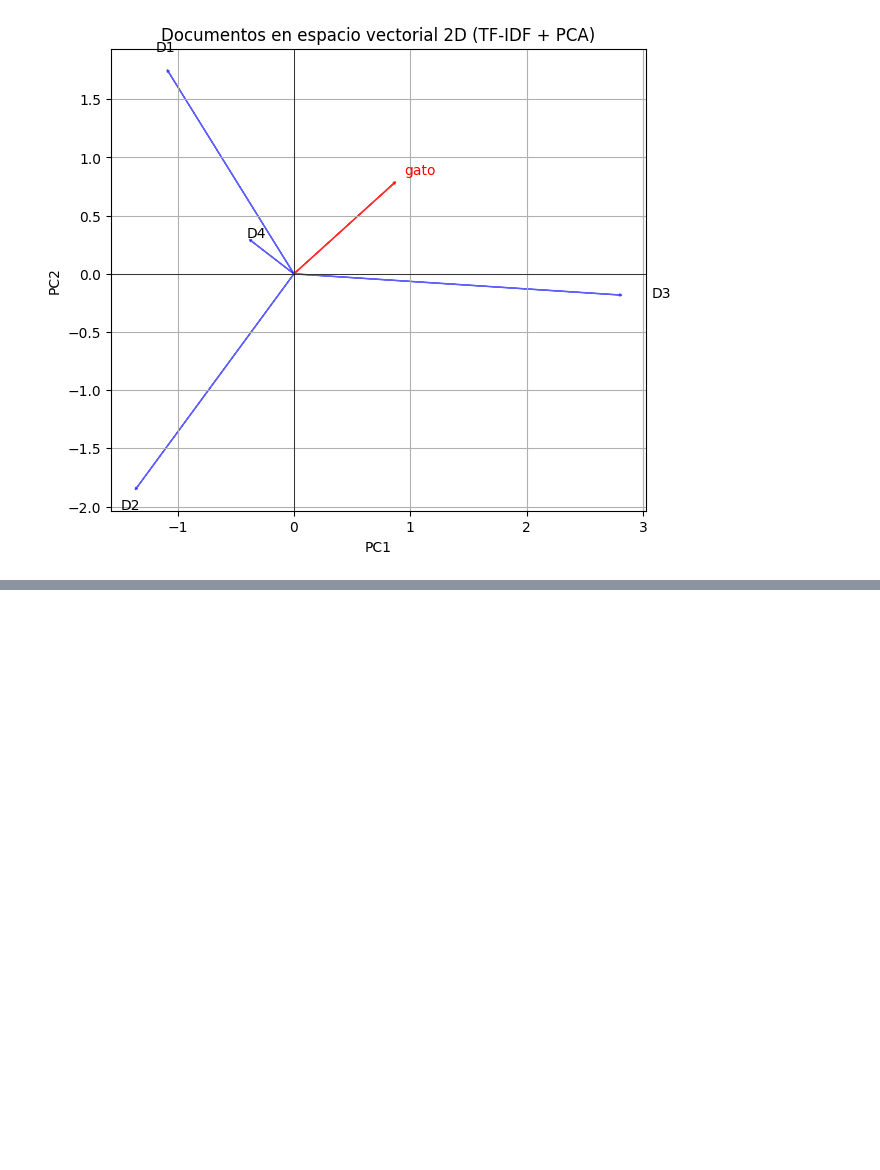
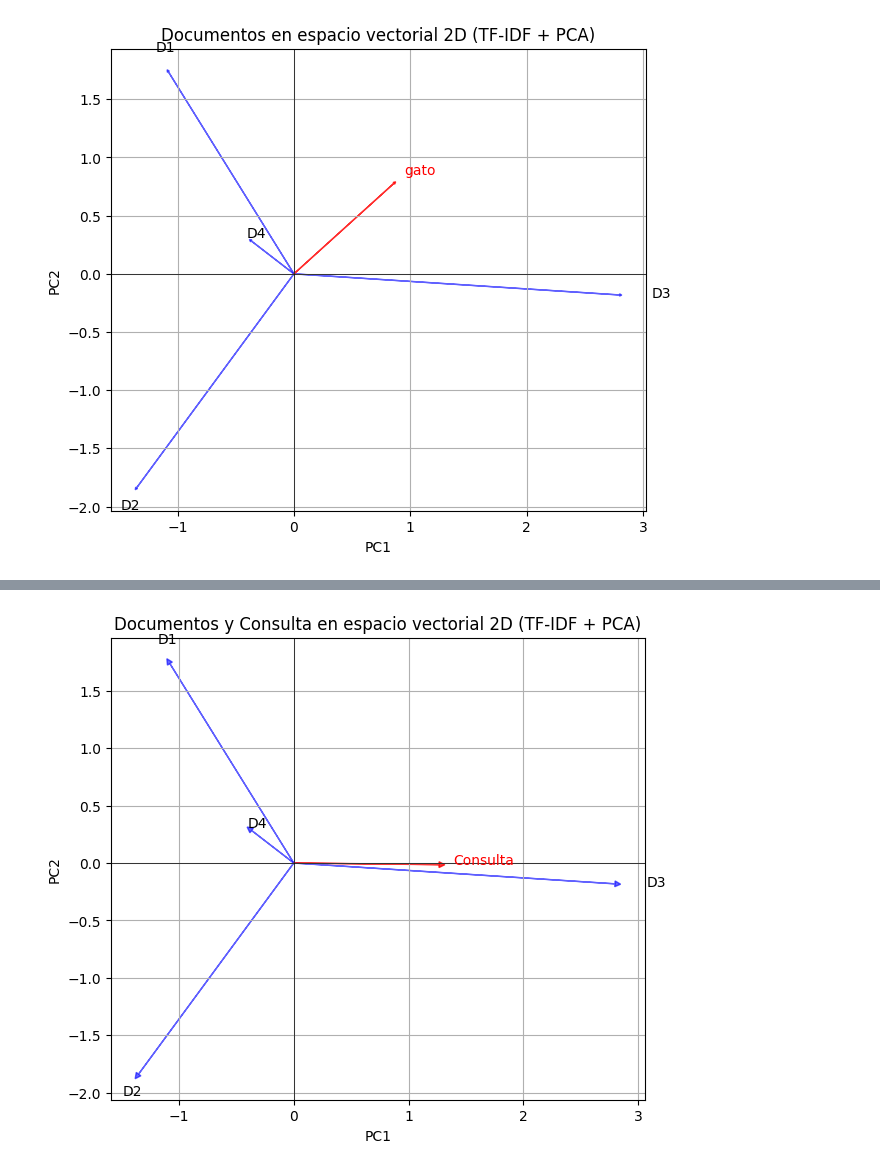
Before and after one commit to SebasRo17/Recuperacion, a Jupyter notebook: ir25a-main/ir25a-main/notebooks/03similitudcoseno.ipynb, the cells around one changed output, grey strips where cells are left out. Cells and saved outputs as stored; diff of their text form; code cells hidden in the pictures; blank space fills up the shorter version.

```diff
--- a/ir25a-main/ir25a-main/notebooks/03similitudcoseno.ipynb
+++ b/ir25a-main/ir25a-main/notebooks/03similitudcoseno.ipynb
@@ -194,0 +245,22 @@ plt.show()
+# %%
+plt.figure(figsize=(10, 6))
+
+# Dibujar flechas desde el origen hacia cada documento
+for i, (x, y) in enumerate(docs_2d):
+    plt.arrow(0, 0, x, y, head_width=0.05, head_length=0.05, fc='blue', ec='blue', alpha=0.6)
+    plt.text(x * 1.1, y * 1.1, f"D{i+1}", fontsize=10)
+
+# Dibujar flecha desde el origen hacia la consulta
+plt.arrow(0, 0, query_2d[0, 0], query_2d[0, 1], head_width=0.05, head_length=0.05, fc='red', ec='red', alpha=0.8)
+plt.text(query_2d[0, 0] * 1.1, query_2d[0, 1] * 1.1, "Consulta", fontsize=10, color='red')
+
+plt.title("Documentos y Consulta en espacio vectorial 2D (TF-IDF + PCA)")
+plt.xlabel("PC1")
+plt.ylabel("PC2")
+plt.axhline(0, color='black', lw=0.5)
+plt.axvline(0, color='black', lw=0.5)
+plt.grid(True)
+plt.gca().set_aspect('equal', adjustable='box')
+plt.show()
+# %% [output]
+[figure, added]
```
Also changed, not shown: parts of 7 cells of this notebook.
